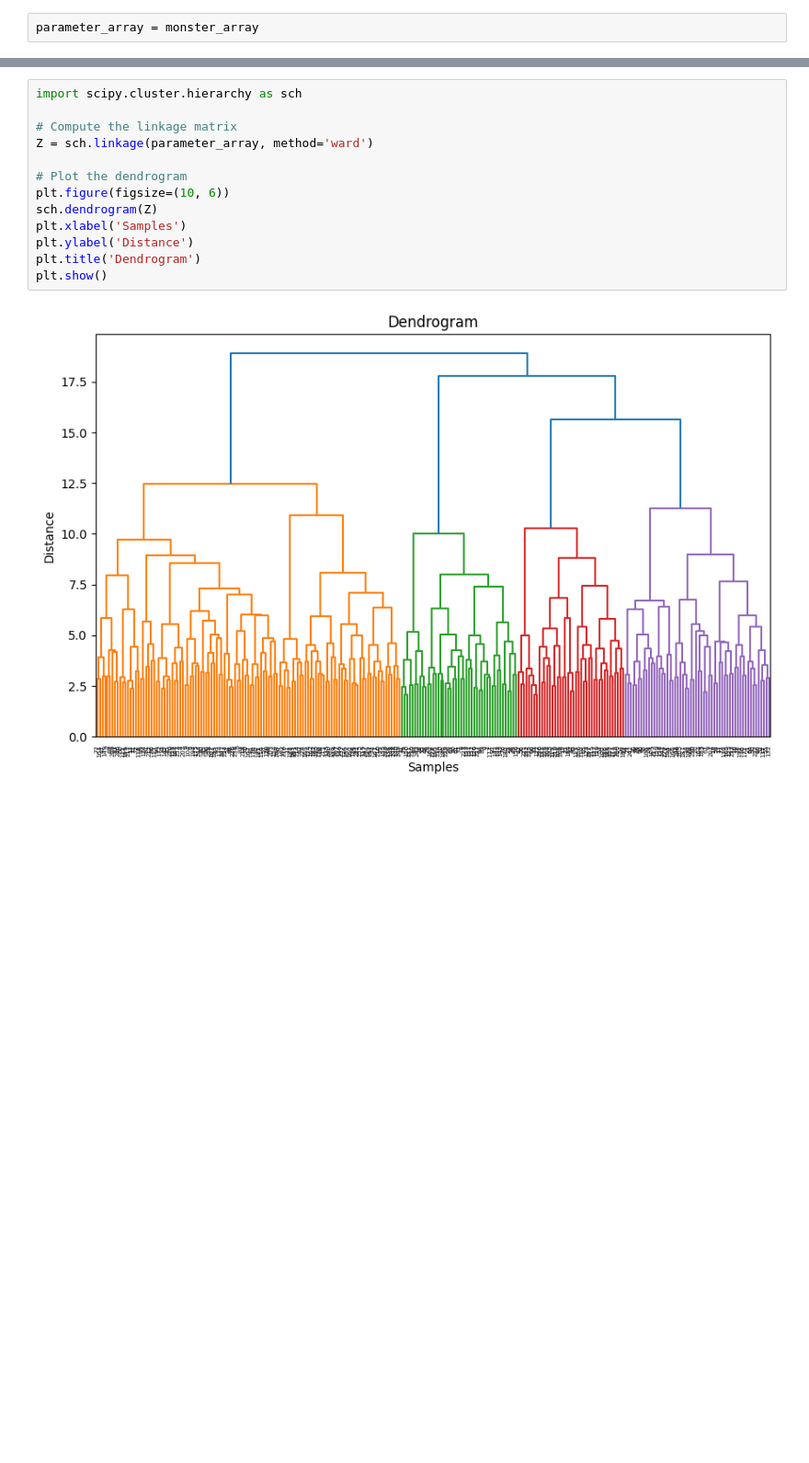
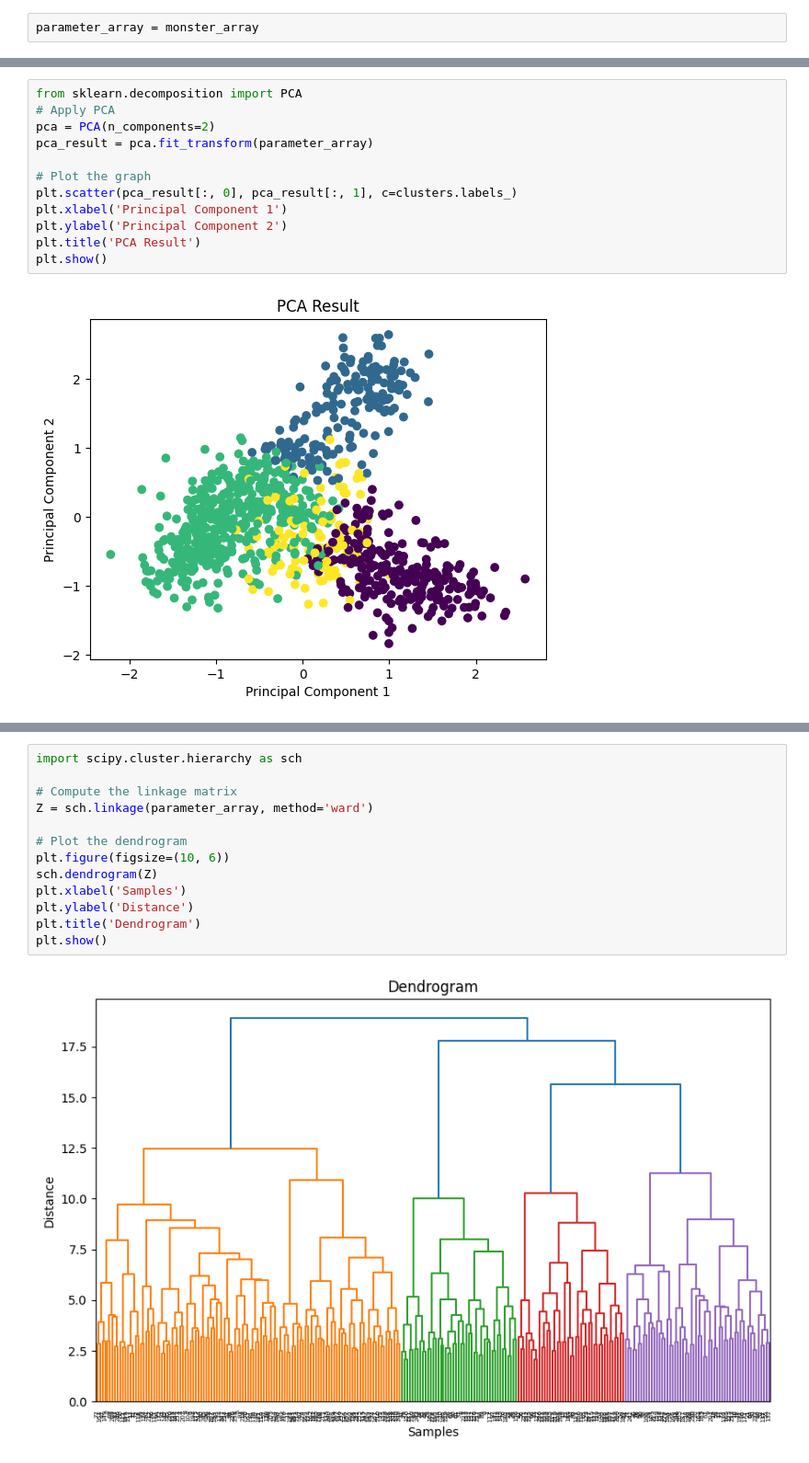
Before and after one commit to LEE-CHENYU/leviathan, a Jupyter notebook: notebooks/test_cluster.ipynb, the cells around one changed output, grey strips where cells are left out. Shown at 92% size. Saved outputs shown, nothing was run; the diff lists cells and outputs as text; blank space fills up the shorter version.

```diff
--- a/notebooks/test_cluster.ipynb
+++ b/notebooks/test_cluster.ipynb
@@ -133,2 +157,16 @@ plt.show()
+# %%
+from sklearn.decomposition import PCA
+# Apply PCA
+pca = PCA(n_components=2)
+pca_result = pca.fit_transform(parameter_array)
+
+# Plot the graph
+plt.scatter(pca_result[:, 0], pca_result[:, 1], c=clusters.labels_)
+plt.xlabel('Principal Component 1')
+plt.ylabel('Principal Component 2')
+plt.title('PCA Result')
+plt.show()
+# %% [output]
+[figure, added]
 # %%
 pca_ranking = np.argsort(clusters.cluster_centers_, axis=1)
```
Also changed, not shown: parts of 13 cells of this notebook.
